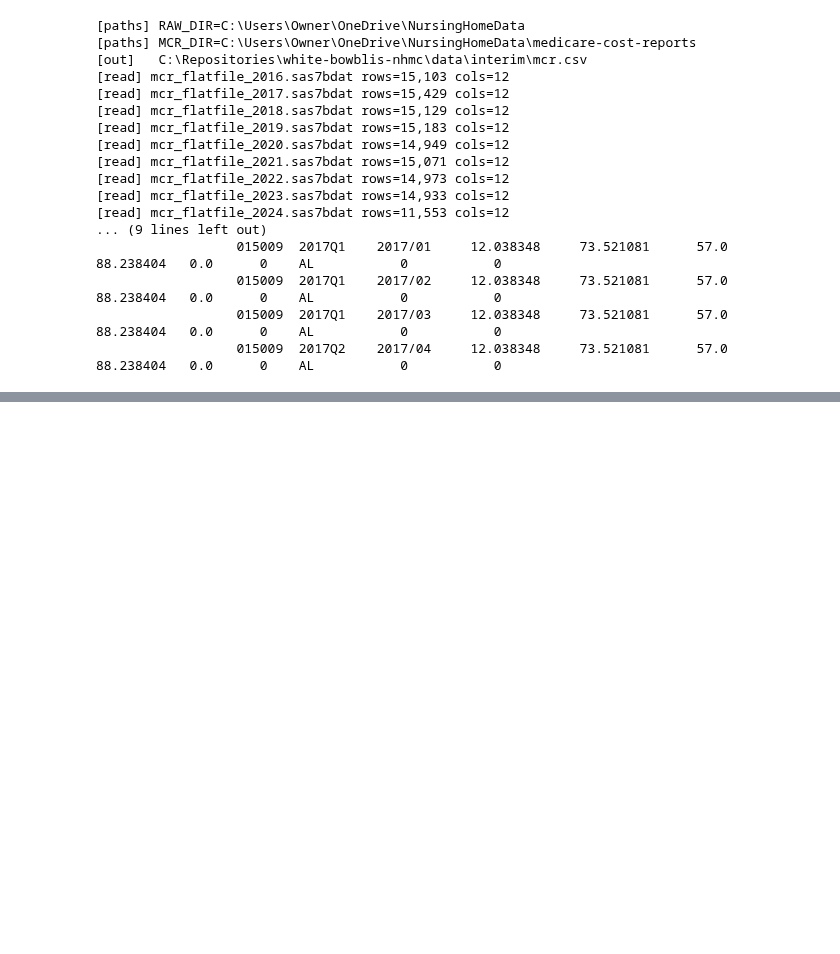
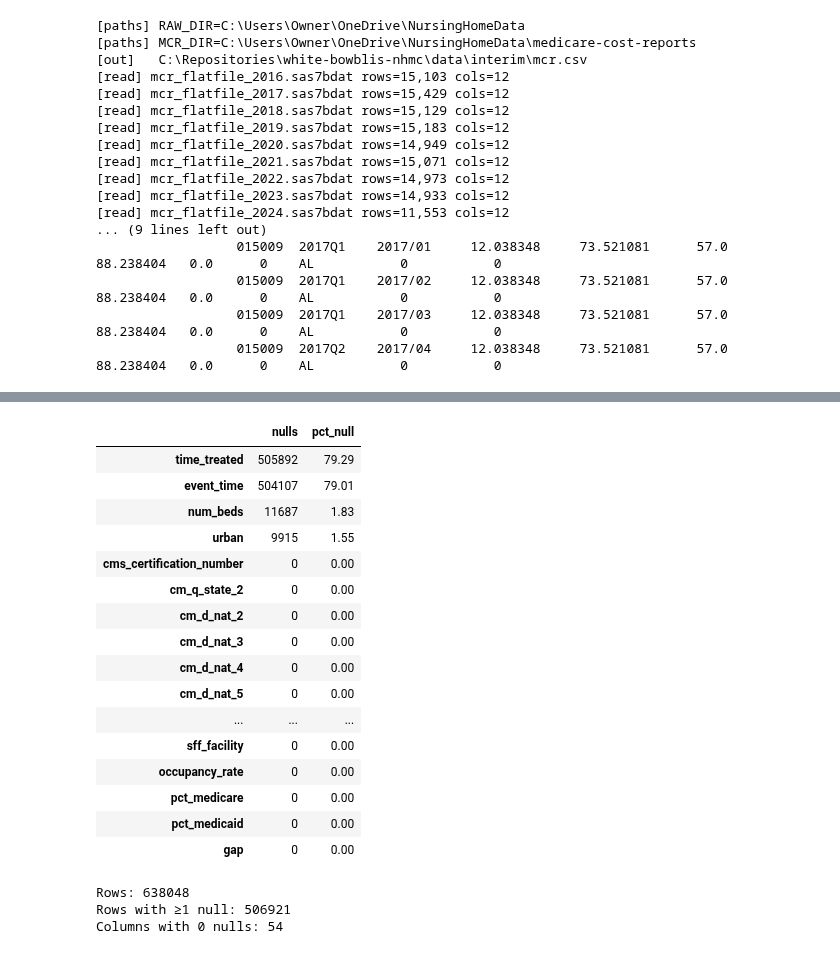
Before and after one commit to josephwhite-jfw/white-bowblis-nhmc, a Jupyter notebook: src/runs.ipynb, the cells around one changed output, grey strips where cells are left out. Drawn from its saved outputs; the diff is of its cells as text; code cells hidden in the pictures; blank space fills up the shorter version.

```diff
--- a/src/runs.ipynb
+++ b/src/runs.ipynb
@@ -287,16 +287,39 @@ print(f"[save] → {out_fp}  rows={len(panel):,}, cols={panel.shape[1]}")
-# %%
-# --- Global month index: 2017/01 -> 1, 2017/02 -> 2, ...
-ym = pd.PeriodIndex(panel['year_month'].astype(str), freq='M')
-panel['time'] = (ym.year * 12 + ym.month) - (2017 * 12 + 1) + 1
-panel['time'] = panel['time'].astype('Int32')  # nullable int, safe with NAs
-
-# --- time_treated: the global 'time' at treatment month (event_time == 0)
-tt = (
-    panel.loc[panel['event_time'].eq(0), ['cms_certification_number', 'time']]
-         .drop_duplicates('cms_certification_number')
-         .rename(columns={'time': 'time_treated'})
-)
-panel = panel.merge(tt, on='cms_certification_number', how='left')
-panel['time_treated'] = panel['time_treated'].astype('Int32')  # NA for never-treated
-
-panel.to_csv(out_fp, index=False)
+# %%
+import pandas as pd
+
+# per-column null counts and % missing
+null_summary = pd.DataFrame({
+    "nulls": panel.isna().sum(),
+    "pct_null": (panel.isna().mean() * 100).round(2)
+}).sort_values("nulls", ascending=False)
+
+display(null_summary)
+
+# quick extras (optional):
+# total rows
+print("Rows:", len(panel))
+# rows with any nulls
+print("Rows with ≥1 null:", panel.isna().any(axis=1).sum())
+# columns with no nulls
+print("Columns with 0 nulls:", (null_summary["nulls"] == 0).sum())
+# %% [output]
+|  | nulls | pct_null |
+| time_treated | 505892 | 79.29 |
+| event_time | 504107 | 79.01 |
+| num_beds | 11687 | 1.83 |
+| urban | 9915 | 1.55 |
+| cms_certification_number | 0 | 0.00 |
+| cm_q_state_2 | 0 | 0.00 |
+| cm_d_nat_2 | 0 | 0.00 |
+| cm_d_nat_3 | 0 | 0.00 |
+| cm_d_nat_4 | 0 | 0.00 |
+| cm_d_nat_5 | 0 | 0.00 |
+| ... | ... | ... |
+| sff_facility | 0 | 0.00 |
+| occupancy_rate | 0 | 0.00 |
+| pct_medicare | 0 | 0.00 |
+| pct_medicaid | 0 | 0.00 |
+| gap | 0 | 0.00 |
+Rows: 638048
+Rows with ≥1 null: 506921
+Columns with 0 nulls: 54
```
Also changed, not shown: parts of 5 cells of this notebook, 7 other files.
